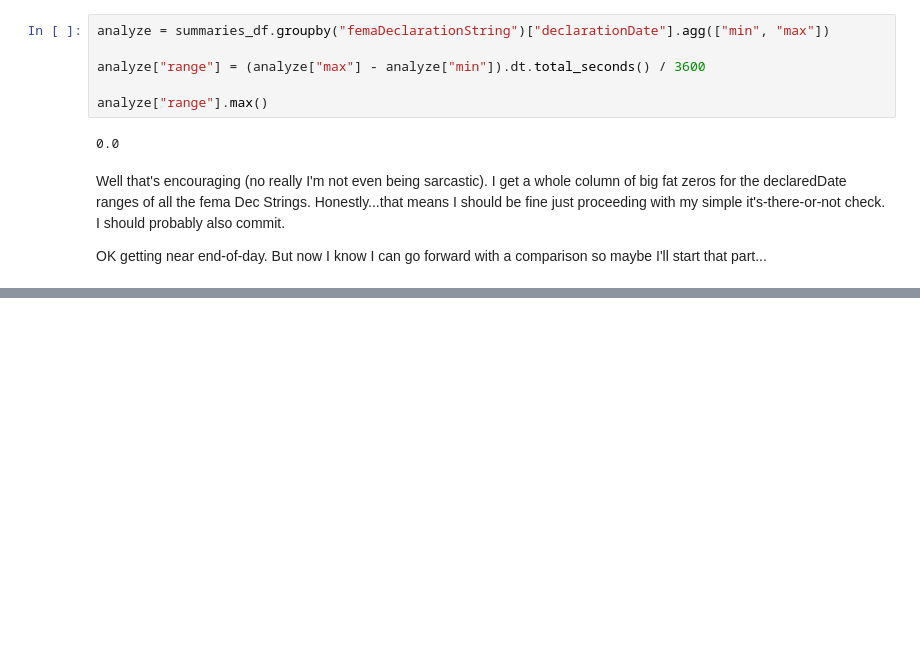
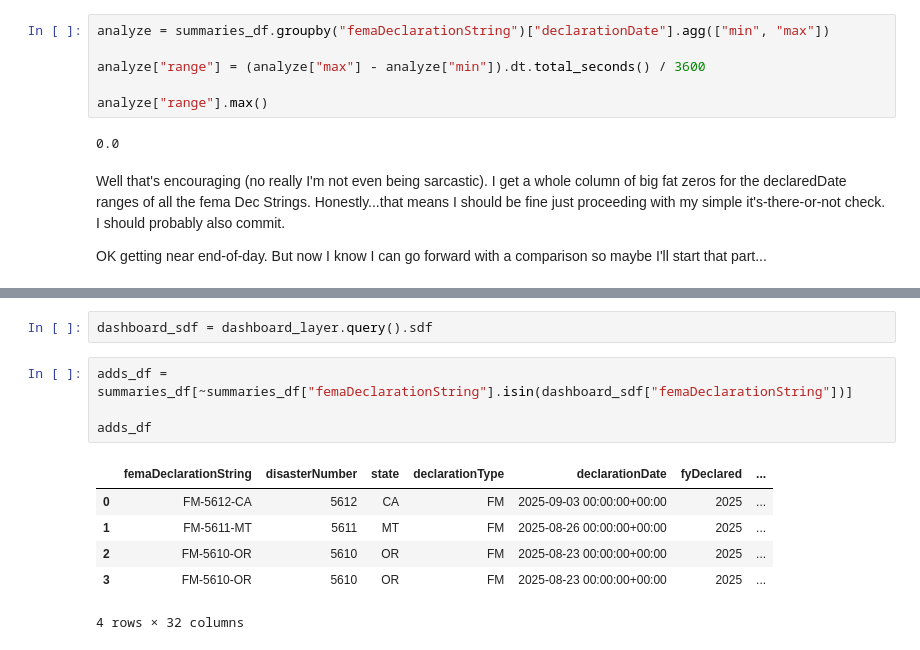
Before and after one commit to AlderMaps/arcgis-api-python, a Jupyter notebook: Disaster_Declarations_Dashboard.ipynb, the cells around one changed output, grey strips where cells are left out. Cells and saved outputs as stored; diff of their text form; blank space fills up the shorter version.

```diff
--- a/Disaster_Declarations_Dashboard.ipynb
+++ b/Disaster_Declarations_Dashboard.ipynb
@@ -241,0 +158,13 @@ Check back tomorrow for another exciting episode! Hopefully we can grab & dissol
+# %%
+dashboard_sdf = dashboard_layer.query().sdf
+# %%
+adds_df = summaries_df[~summaries_df["femaDeclarationString"].isin(dashboard_sdf["femaDeclarationString"])]
+
+adds_df
+# %% [output]
+|  | femaDeclarationString | disasterNumber | state | declarationType | declarationDate | fyDeclared | ... |
+| 0 | FM-5612-CA | 5612 | CA | FM | 2025-09-03 00:00:00+00:00 | 2025 | ... |
+| 1 | FM-5611-MT | 5611 | MT | FM | 2025-08-26 00:00:00+00:00 | 2025 | ... |
+| 2 | FM-5610-OR | 5610 | OR | FM | 2025-08-23 00:00:00+00:00 | 2025 | ... |
+| 3 | FM-5610-OR | 5610 | OR | FM | 2025-08-23 00:00:00+00:00 | 2025 | ... |
+4 rows × 32 columns
```
Also changed, not shown: parts of 23 cells of this notebook.
